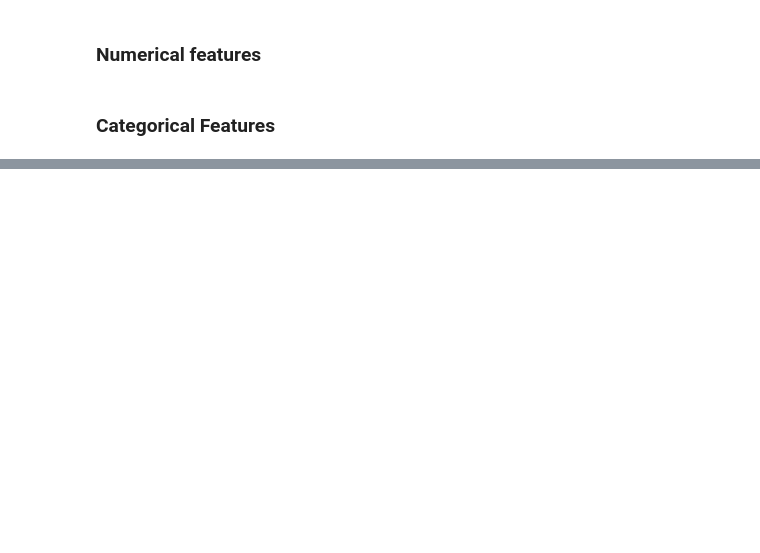
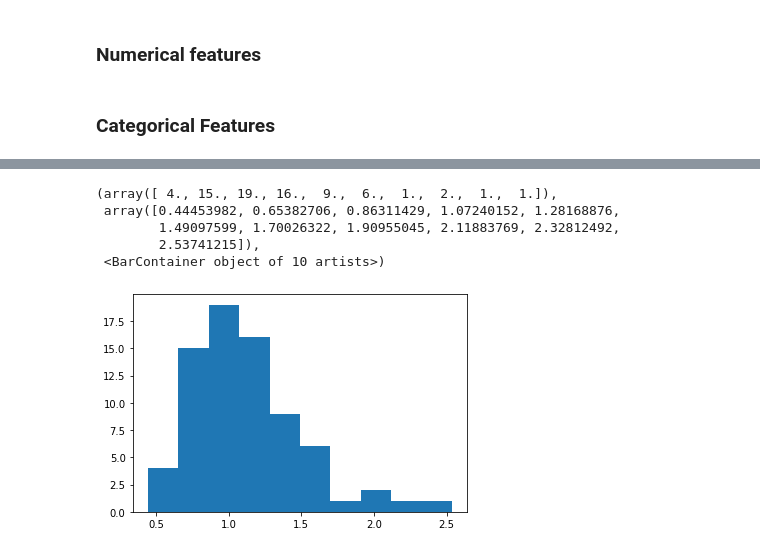
Before and after one commit to MickaWilk/Simplon_Projects, a Jupyter notebook: Exos/Regression linéaire Workflow/workflow.ipynb, the cells around one changed output, grey strips where cells are left out. Cells and saved outputs as stored; diff of their text form; code cells hidden in the pictures; blank space fills up the shorter version.

```diff
--- a/Exos/Regression linéaire Workflow/workflow.ipynb
+++ b/Exos/Regression linéaire Workflow/workflow.ipynb
@@ -131,4 +129,14 @@ lr_2.score(X_test_2_prep_df, y_test_2)
 # %%
-# Afficher la distribution des erreurs. (Normalité des erreus).
+# Afficher la distribution des erreurs. (Normalité des erreurs).
+from scipy.stats import norm
+norm(y_pred, y_test_2)
+plt.hist(y_pred/y_test_2)
+# %% [output]
+(array([ 4., 15., 19., 16.,  9.,  6.,  1.,  2.,  1.,  1.]),
+ array([0.44453982, 0.65382706, 0.86311429, 1.07240152, 1.28168876,
+        1.49097599, 1.70026322, 1.90955045, 2.11883769, 2.32812492,
+        2.53741215]),
+ <BarContainer object of 10 artists>)
+[figure, added]
 # %%
 # Créer un package à l'aide https://pypi.org/project/setuptools/
```
Also changed, not shown: parts of 14 cells of this notebook, 5 other files.
